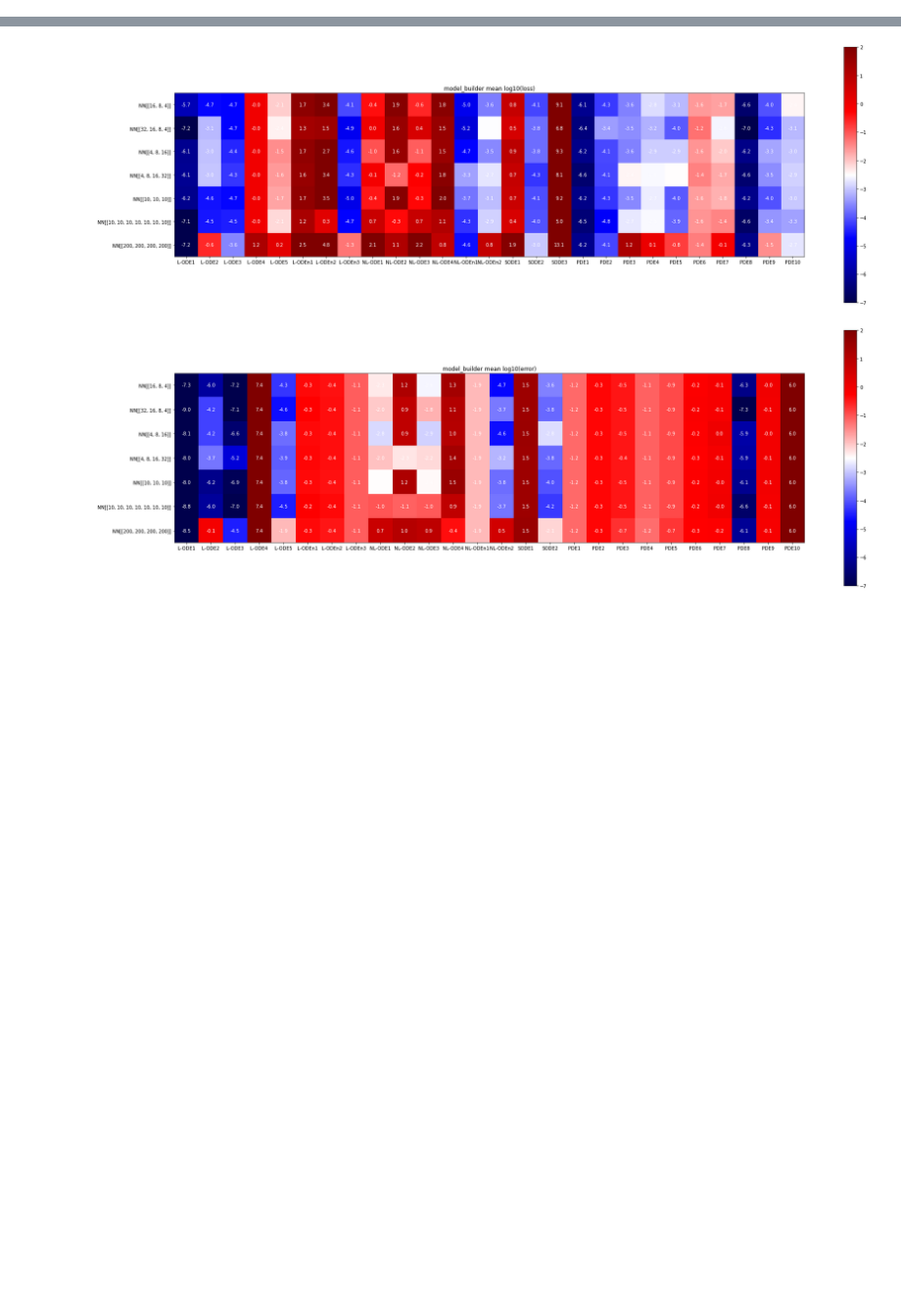
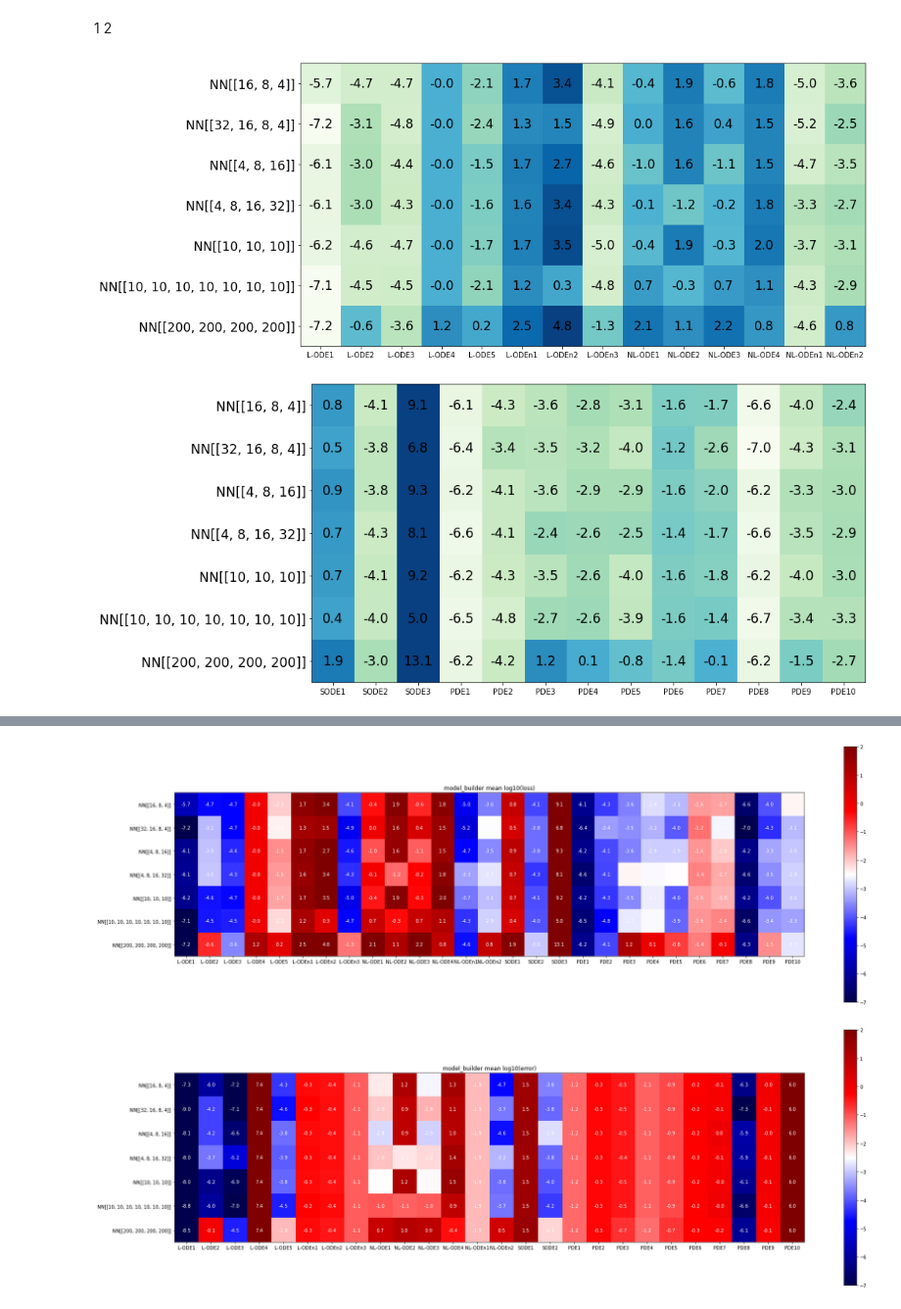
Before and after one commit to gorbachevmike/diploma-2021, a Jupyter notebook: plots.ipynb, the cells around one changed output, grey strips where cells are left out. Shown at 98% size. Cells and saved outputs as stored; diff of their text form; code cells hidden in the pictures; blank space fills up the shorter version.

```diff
--- a/plots.ipynb
+++ b/plots.ipynb
@@ -92 +70,52 @@ def make_plots(db, params, param_name, row_labels=None, odes=ODES):
 #     make_table(experiments, param_name, params)
+# %% [markdown]
+1 2
+# %%
+odess = ODES
+n = len(odess) // 2 + 1
+datas_e = np.array([
+    [-5.66e+00, -7.19e+00, -6.14e+00, -6.11e+00, -6.18e+00, -7.09e+00, -7.17e+00],
+    [-4.70e+00, -3.13e+00, -3.03e+00, -3.02e+00, -4.60e+00, -4.54e+00, -6.26e-01],
+    [-4.72e+00, -4.75e+00, -4.42e+00, -4.26e+00, -4.71e+00, -4.50e+00, -3.57e+00],
+    [-2.12e-02, -2.19e-02, -2.12e-02, -2.11e-02, -2.12e-02, -2.17e-02, 1.20e+00],
+    [-2.07e+00, -2.37e+00, -1.49e+00, -1.59e+00, -1.72e+00, -2.15e+00, 2.22e-01],
+    [1.74e+00, 1.33e+00, 1.68e+00, 1.57e+00, 1.66e+00, 1.24e+00, 2.50e+00],
+    [3.38e+00, 1.47e+00, 2.67e+00, 3.42e+00, 3.54e+00, 2.75e-01, 4.81e+00],
+    [-4.10e+00, -4.92e+00, -4.57e+00, -4.33e+00, -5.00e+00, -4.75e+00, -1.29e+00],
+    [-3.57e-01, 2.83e-02, -9.73e-01, -8.66e-02, -4.27e-01, 6.75e-01, 2.10e+00],
+    [1.86e+00, 1.56e+00, 1.56e+00, -1.17e+00, 1.86e+00, -3.43e-01, 1.13e+00],
+    [-5.67e-01, 4.37e-01, -1.06e+00, -2.19e-01, -3.11e-01, 7.02e-01, 2.20e+00],
+    [1.81e+00, 1.54e+00, 1.51e+00, 1.81e+00, 1.99e+00, 1.11e+00, 8.43e-01],
+    [-4.96e+00, -5.21e+00, -4.74e+00, -3.32e+00, -3.70e+00, -4.31e+00, -4.64e+00],
+    [-3.63e+00, -2.51e+00, -3.53e+00, -2.71e+00, -3.10e+00, -2.89e+00, 7.93e-01],
+    [7.59e-01, 4.73e-01, 9.36e-01, 7.46e-01, 6.81e-01, 4.48e-01, 1.87e+00],
+    [-4.13e+00, -3.79e+00, -3.77e+00, -4.29e+00, -4.07e+00, -4.03e+00, -2.99e+00],
+    [9.11e+00, 6.75e+00, 9.30e+00, 8.07e+00, 9.21e+00, 4.98e+00, 1.31e+01],
+    [-6.14e+00, -6.38e+00, -6.21e+00, -6.56e+00, -6.23e+00, -6.45e+00, -6.19e+00],
+    [-4.26e+00, -3.38e+00, -4.09e+00, -4.12e+00, -4.28e+00, -4.81e+00, -4.15e+00],
+    [-3.62e+00, -3.51e+00, -3.60e+00, -2.42e+00, -3.54e+00, -2.70e+00, 1.21e+00],
+    [-2.80e+00, -3.20e+00, -2.94e+00, -2.57e+00, -2.65e+00, -2.56e+00, 9.38e-02],
+    [-3.12e+00, -3.95e+00, -2.93e+00, -2.48e+00, -3.96e+00, -3.85e+00, -7.80e-01],
+    [-1.61e+00, -1.25e+00, -1.57e+00, -1.40e+00, -1.63e+00, -1.56e+00, -1.37e+00],
+    [-1.68e+00, -2.59e+00, -2.04e+00, -1.73e+00, -1.83e+00, -1.43e+00, -7.71e-02],
+    [-6.59e+00, -6.97e+00, -6.24e+00, -6.56e+00, -6.22e+00, -6.65e+00, -6.25e+00],
+    [-4.03e+00, -4.33e+00, -3.30e+00, -3.52e+00, -4.04e+00, -3.42e+00, -1.51e+00],
+    [-2.40e+00, -3.11e+00, -3.01e+00, -2.89e+00, -2.97e+00, -3.31e+00, -2.71e+00]
+]).T
+d1 = datas_e[:,:n]
+d2 = datas_e[:,n:]
+for odes, data in zip([odess[:n], odess[n:]], [d1, d2]):
+    plt.figure(figsize=(27, 7.2))
+    im = plt.imshow(data, vmin=-7, vmax=4, cmap="GnBu")
+
+    ys = ["NN[[16, 8, 4]]", "NN[[32, 16, 8, 4]]", "NN[[4, 8, 16]]", "NN[[4, 8, 16, 32]]", "NN[[10, 10, 10]]", "NN[[10, 10, 10, 10, 10, 10, 10]]", "NN[[200, 200, 200, 200]]"]
+    plt.xticks(np.arange(len(odes)), odes, fontsize="medium")
+    plt.yticks(np.arange(len(ys)), ys, fontsize="xx-large")
+
+    for i in range(len(ys)):
+        for j in range(len(odes)):
+            plt.text(j, i, f"{data[i, j]:.1f}", ha="center", va="center", color="k", fontsize="xx-large")
+    plt.show()
+# %% [output]
+[figure, added]
+[figure, added]
```
Also changed, not shown: parts of 51 cells of this notebook, 12 other files.
